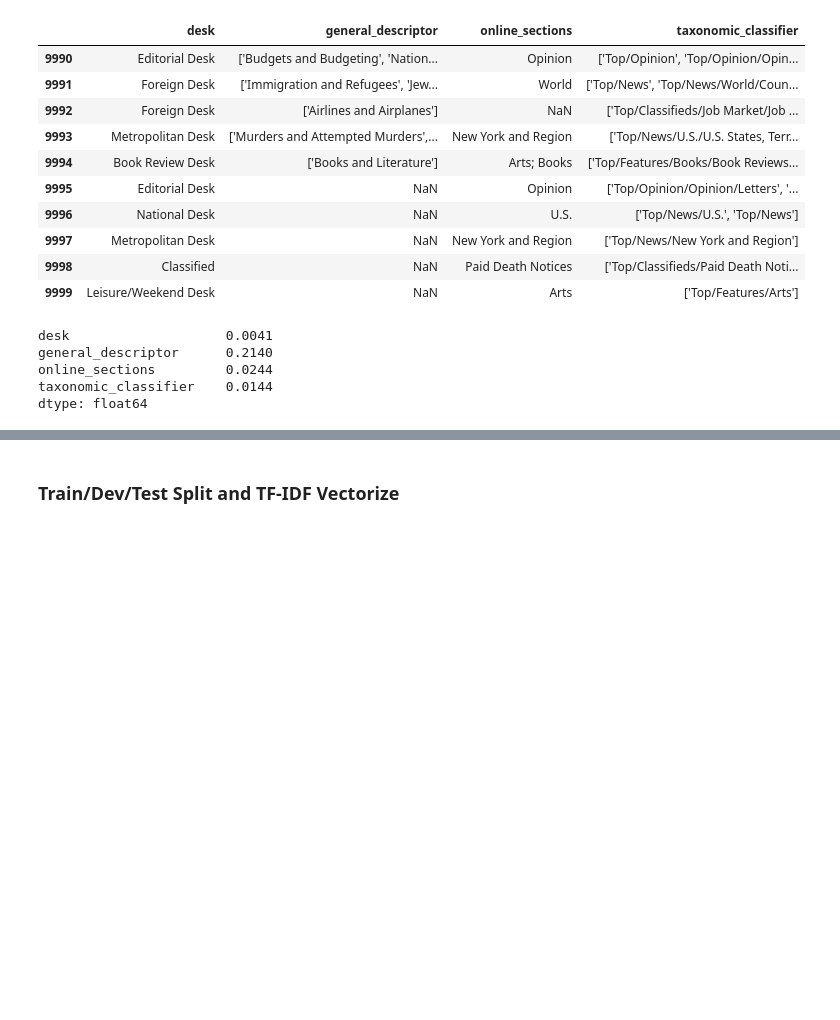
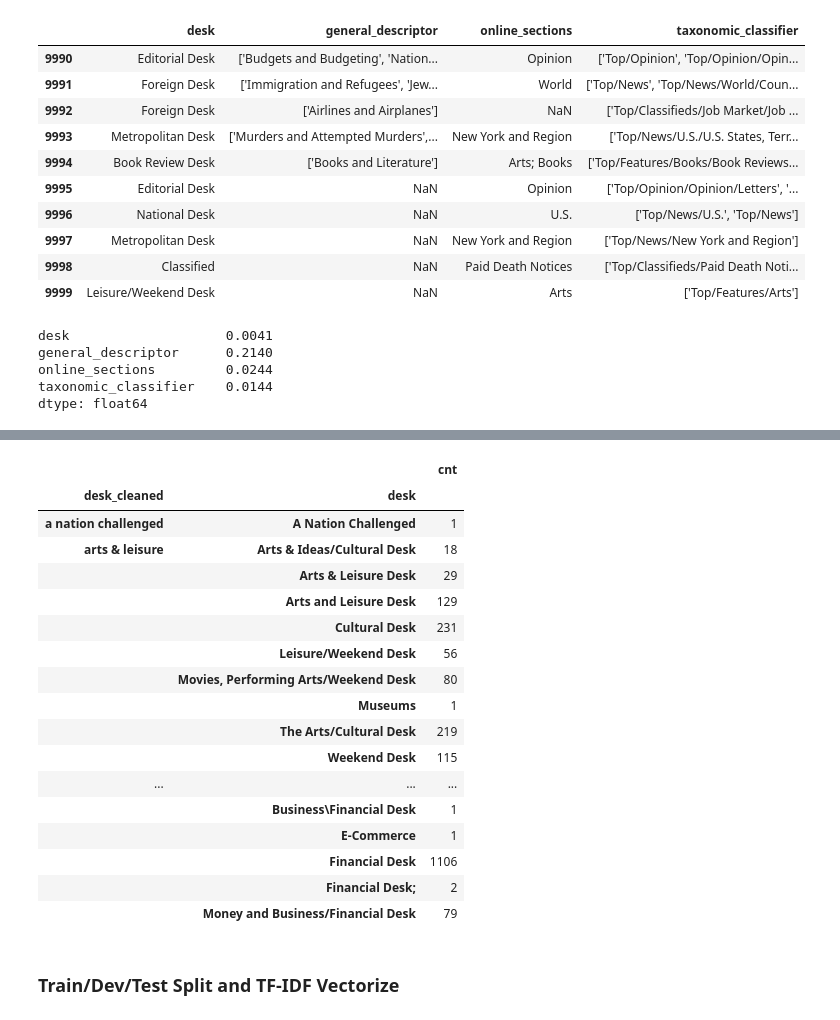
Before and after one commit to carmen16/news-article-topic-classification, a Jupyter notebook: Final_Project.ipynb, the cells around one changed output, grey strips where cells are left out. Saved outputs shown, nothing was run; the diff lists cells and outputs as text; code cells hidden in the pictures; blank space fills up the shorter version.

```diff
--- a/Final_Project.ipynb
+++ b/Final_Project.ipynb
@@ -84,3 +84,26 @@ df_final.head()
+# %%
+label_transform = pd.concat([df_final.desk, df.desk], axis=1)
+label_transform.columns = ['desk_cleaned', 'desk']
+label_transform.groupby(['desk_cleaned','desk']).size().reset_index(name='cnt').set_index(['desk_cleaned','desk'])[:20]
+# %% [output]
+|  |  | cnt |
+| desk_cleaned | desk |  |
+| a nation challenged | A Nation Challenged | 1 |
+| arts & leisure | Arts & Ideas/Cultural Desk | 18 |
+|  | Arts & Leisure Desk | 29 |
+|  | Arts and Leisure Desk | 129 |
+|  | Cultural Desk | 231 |
+|  | Leisure/Weekend Desk | 56 |
+|  | Movies, Performing Arts/Weekend Desk | 80 |
+|  | Museums | 1 |
+|  | The Arts/Cultural Desk | 219 |
+|  | Weekend Desk | 115 |
+| ... | ... | ... |
+|  | Business\Financial Desk | 1 |
+|  | E-Commerce | 1 |
+|  | Financial Desk | 1106 |
+|  | Financial Desk; | 2 |
+|  | Money and Business/Financial Desk | 79 |
 # %% [markdown]
 ### Train/Dev/Test Split and TF-IDF Vectorize
 # %%
```
Also changed, not shown: parts of 25 cells of this notebook, 18 other files.
